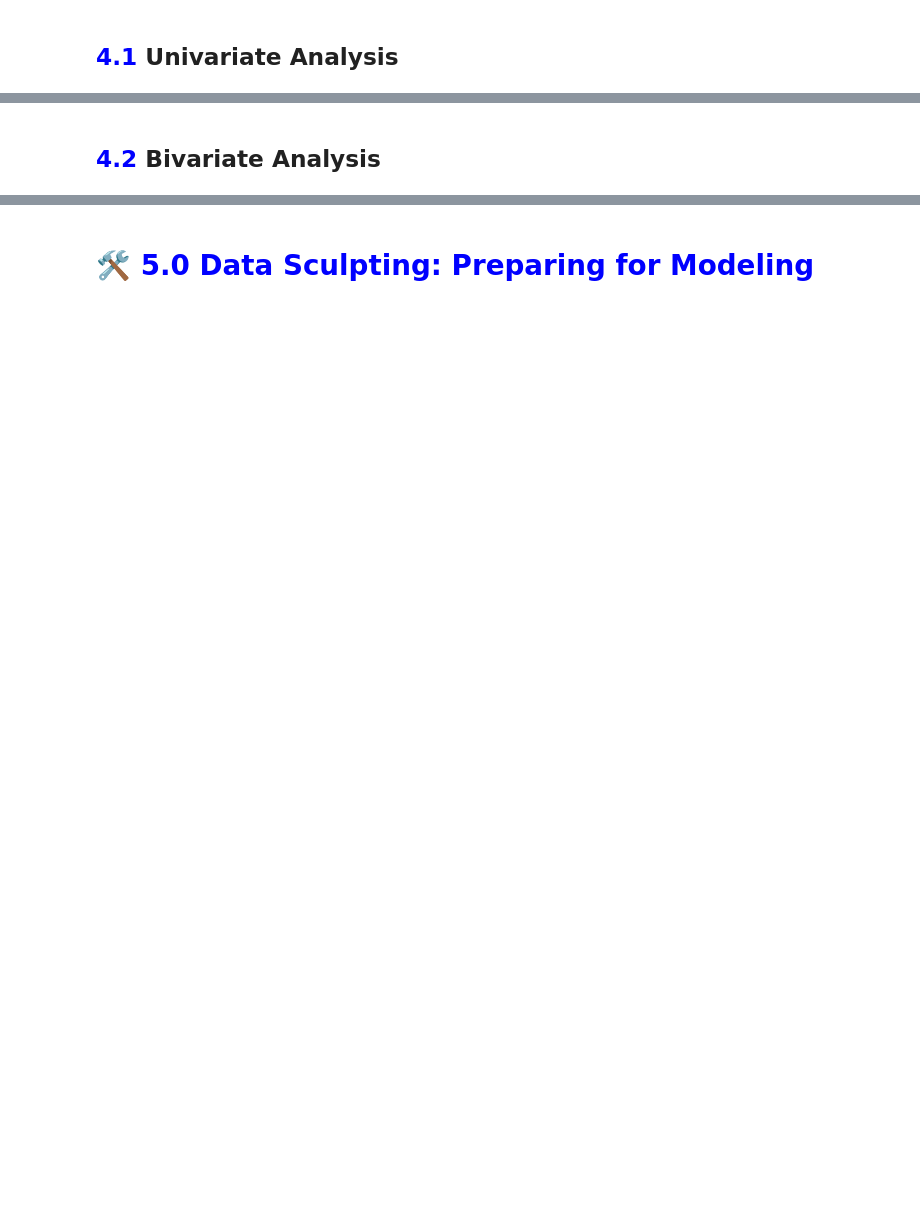
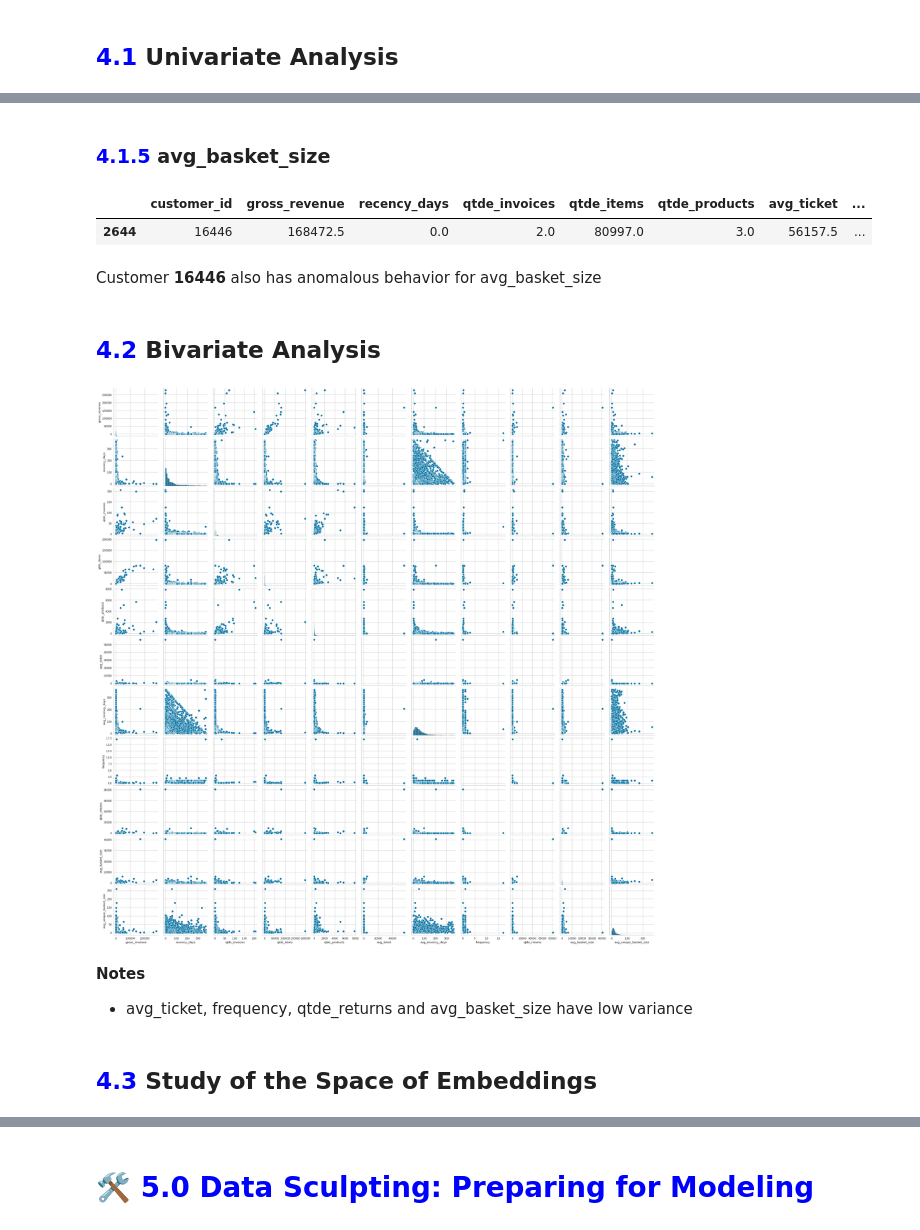
Before and after one commit to Leonamrsm/insiders_clustering, a Jupyter notebook: notebooks/c04_lr_feature_engineering_II.ipynb, the cells around one changed output, grey strips where cells are left out. Drawn from its saved outputs; the diff is of its cells as text; code cells hidden in the pictures; blank space fills up the shorter version.

```diff
--- a/notebooks/c04_lr_feature_engineering_II.ipynb
+++ b/notebooks/c04_lr_feature_engineering_II.ipynb
@@ -557,26 +581,3 @@ avg_ticket       91
 dtype: int64
 # %% [markdown]
 ### <span style="color:blue">3.1.7</span> Average Recency Days
-# %%
-# Select customer ID and invoice date, drop duplicates
-df_aux = df2[['customer_id', 'invoice_date']].drop_duplicates()
-
-# Sort by customer and invoice date (most recent first)
-df_aux = df_aux.sort_values(['customer_id', 'invoice_date'], ascending=[False, False])
-
-# Compute recency using groupby and diff
-df_aux['recency'] = df_aux.groupby('customer_id')['invoice_date'].diff(-1).dt.days
-
-# Group by customer and compute average recency
-df_avg_recency = (
-    df_aux[['customer_id', 'recency']]
-    .groupby('customer_id')
-    .mean()
-    .reset_index()
-    .rename(columns={'recency': 'avg_recency_days'})
-)
-
-# Merge with reference DataFrame
-df_ref = pd.merge(df_ref, df_avg_recency, on='customer_id', how='left')
-
-df_ref.isna().sum()
@@ -760,2 +884,25 @@ dtype: int64
+# %% [markdown]
+### <span style="color:blue">4.1.5</span> avg_basket_size
+# %%
+df4[df4['avg_basket_size'] == 40498.5]
+# %% [output]
+|  | customer_id | gross_revenue | recency_days | qtde_invoices | qtde_items | qtde_products | avg_ticket | ... |
+| 2644 | 16446 | 168472.5 | 0.0 | 2.0 | 80997.0 | 3.0 | 56157.5 | ... |
+# %% [markdown]
+Customer  **16446** also has anomalous behavior for avg_basket_size
 # %% [markdown]
 ## <span style="color:blue">4.2</span> Bivariate Analysis
+# %%
+cols = ['customer_id']
+df42 = df4.drop(cols, axis=1)
+# %%
+sns.pairplot(df42)
+plt.show()
+# %% [output]
+[figure, added]
+# %% [markdown]
+**Notes**
+
+- avg_ticket, frequency, qtde_returns and avg_basket_size have low variance
+# %% [markdown]
+## <span style="color:blue">4.3</span> Study of the Space of Embeddings
```
Also changed, not shown: parts of 42 cells of this notebook.
